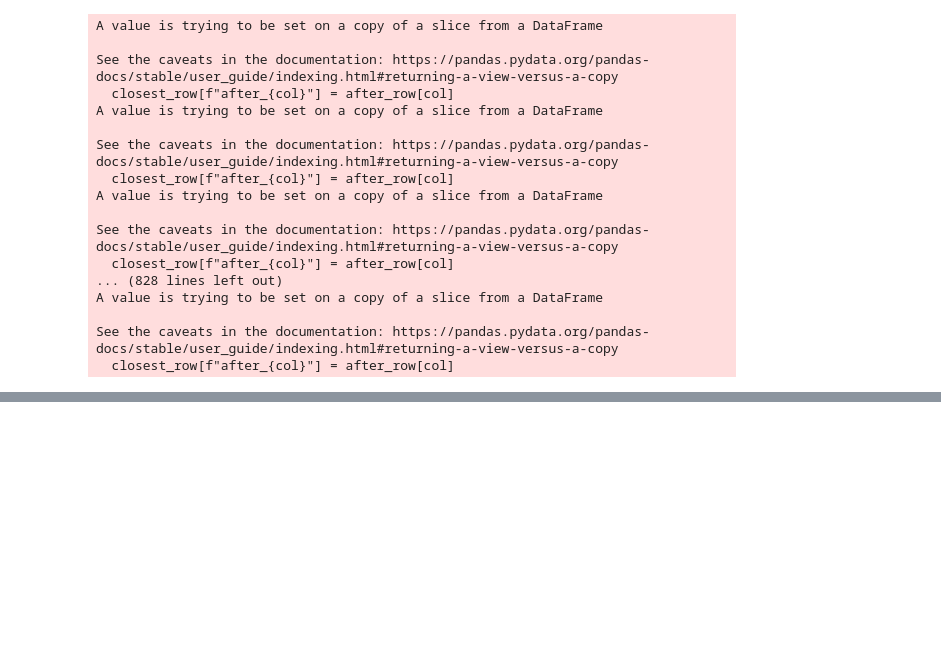
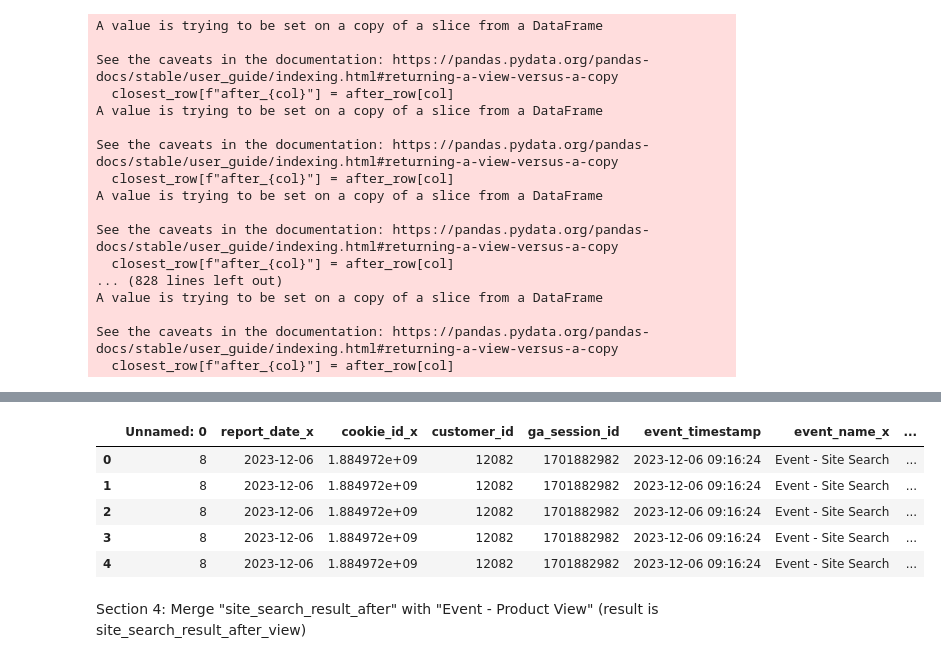
Before and after one commit to jihli/click-count, a Jupyter notebook: Site_Search_Term_Linkage copy.ipynb, the cells around one changed output, grey strips where cells are left out. Saved outputs shown, nothing was run; the diff lists cells and outputs as text; code cells hidden in the pictures; blank space fills up the shorter version.

```diff
--- a/Site_Search_Term_Linkage copy.ipynb
+++ b/Site_Search_Term_Linkage copy.ipynb
@@ -177,0 +136,10 @@ merged_df_corrected.to_csv(search_result_after_product, index=False)
+# %%
+site_search_result_after = final_df
+site_search_result_after.head(5)
+# %% [output]
+|  | Unnamed: 0 | report_date_x | cookie_id_x | customer_id | ga_session_id | event_timestamp | event_name_x | ... |
+| 0 | 8 | 2023-12-06 | 1.884972e+09 | 12082 | 1701882982 | 2023-12-06 09:16:24 | Event - Site Search | ... |
+| 1 | 8 | 2023-12-06 | 1.884972e+09 | 12082 | 1701882982 | 2023-12-06 09:16:24 | Event - Site Search | ... |
+| 2 | 8 | 2023-12-06 | 1.884972e+09 | 12082 | 1701882982 | 2023-12-06 09:16:24 | Event - Site Search | ... |
+| 3 | 8 | 2023-12-06 | 1.884972e+09 | 12082 | 1701882982 | 2023-12-06 09:16:24 | Event - Site Search | ... |
+| 4 | 8 | 2023-12-06 | 1.884972e+09 | 12082 | 1701882982 | 2023-12-06 09:16:24 | Event - Site Search | ... |
@@ -177,0 +148,2 @@ merged_df_corrected.to_csv(search_result_after_product, index=False)
+# %% [markdown]
+Section 4: Merge "site_search_result_after" with "Event - Product View" (result is site_search_result_after_view)
```
Also changed, not shown: parts of 12 cells of this notebook, 4 other files.
